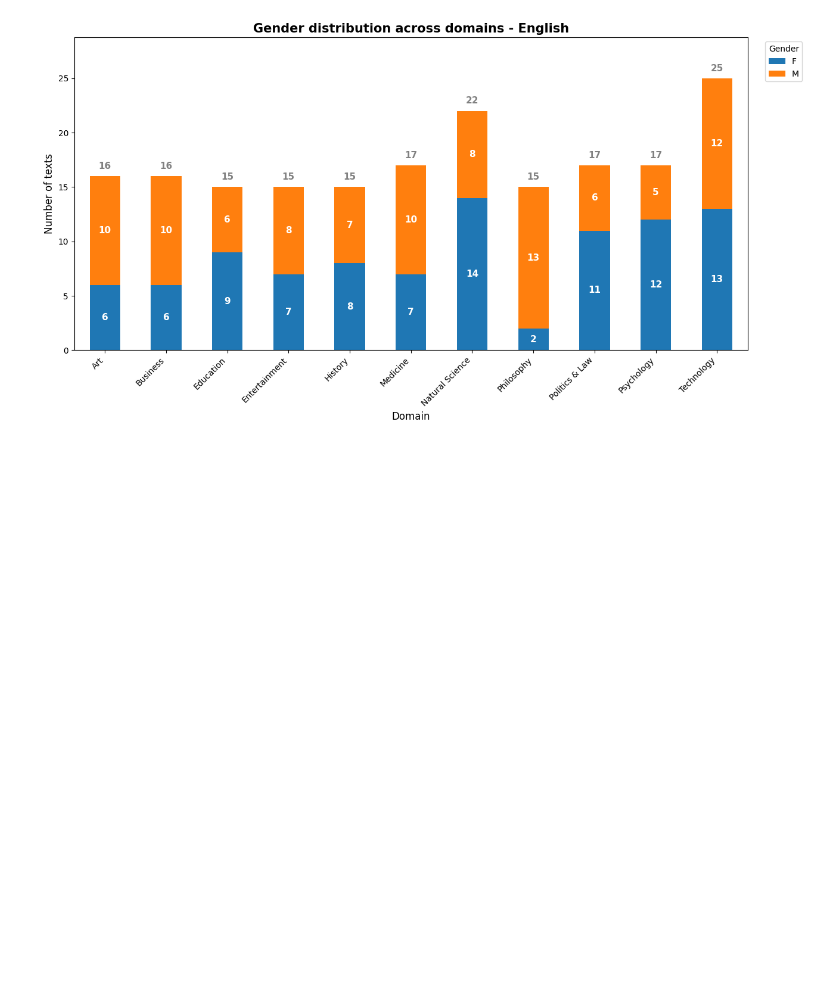
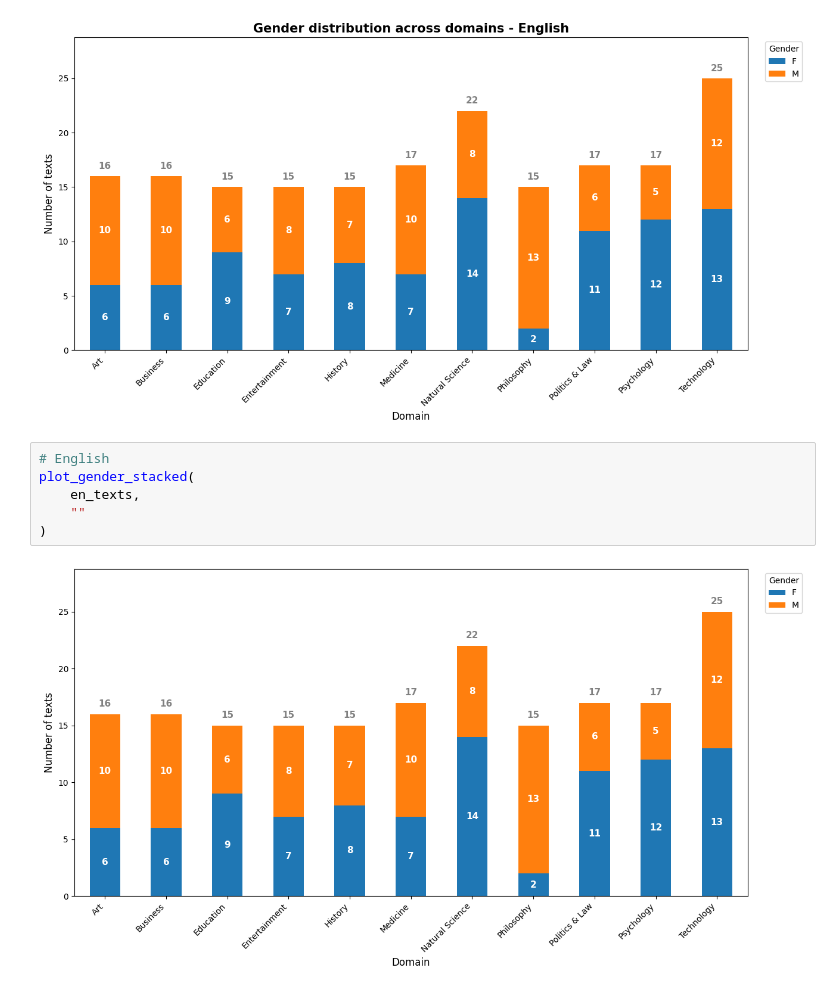
Before and after one commit to happy522/AttituTED-Corpus, a Jupyter notebook: NEW analysis/TED_Gender_Domain_Analysis.ipynb, the cells around one changed output. Drawn from its saved outputs; the diff is of its cells as text; blank space fills up the shorter version.

```diff
--- a/NEW analysis/TED_Gender_Domain_Analysis.ipynb
+++ b/NEW analysis/TED_Gender_Domain_Analysis.ipynb
@@ -288,3 +296,11 @@ plot_gender_stacked(
 )
 # %% [output]
 [figure]
+# %%
+# English
+plot_gender_stacked(
+    en_texts,
+    ""
+)
+# %% [output]
+[figure, added]
```
Also changed, not shown: parts of 2 cells of this notebook.
